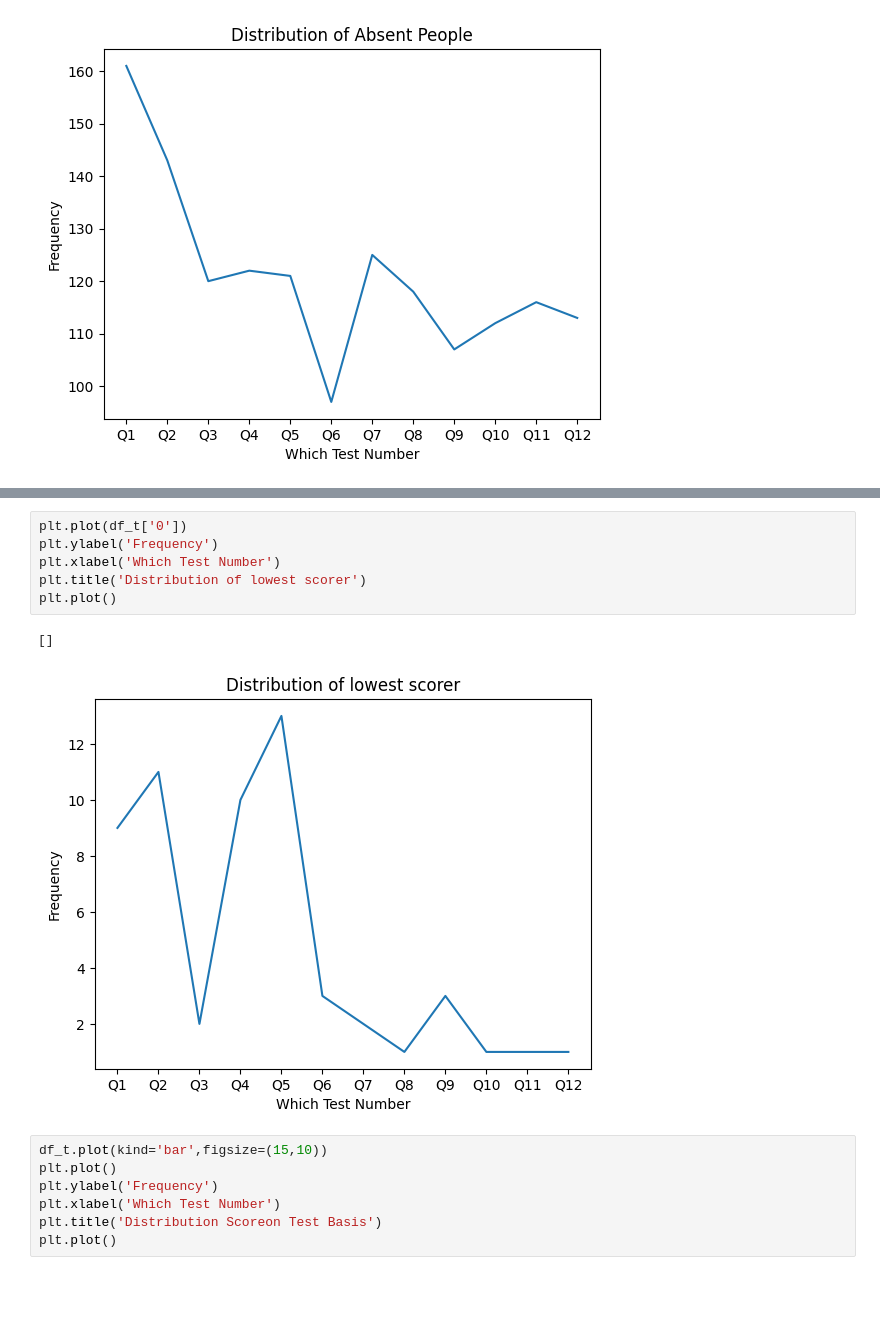
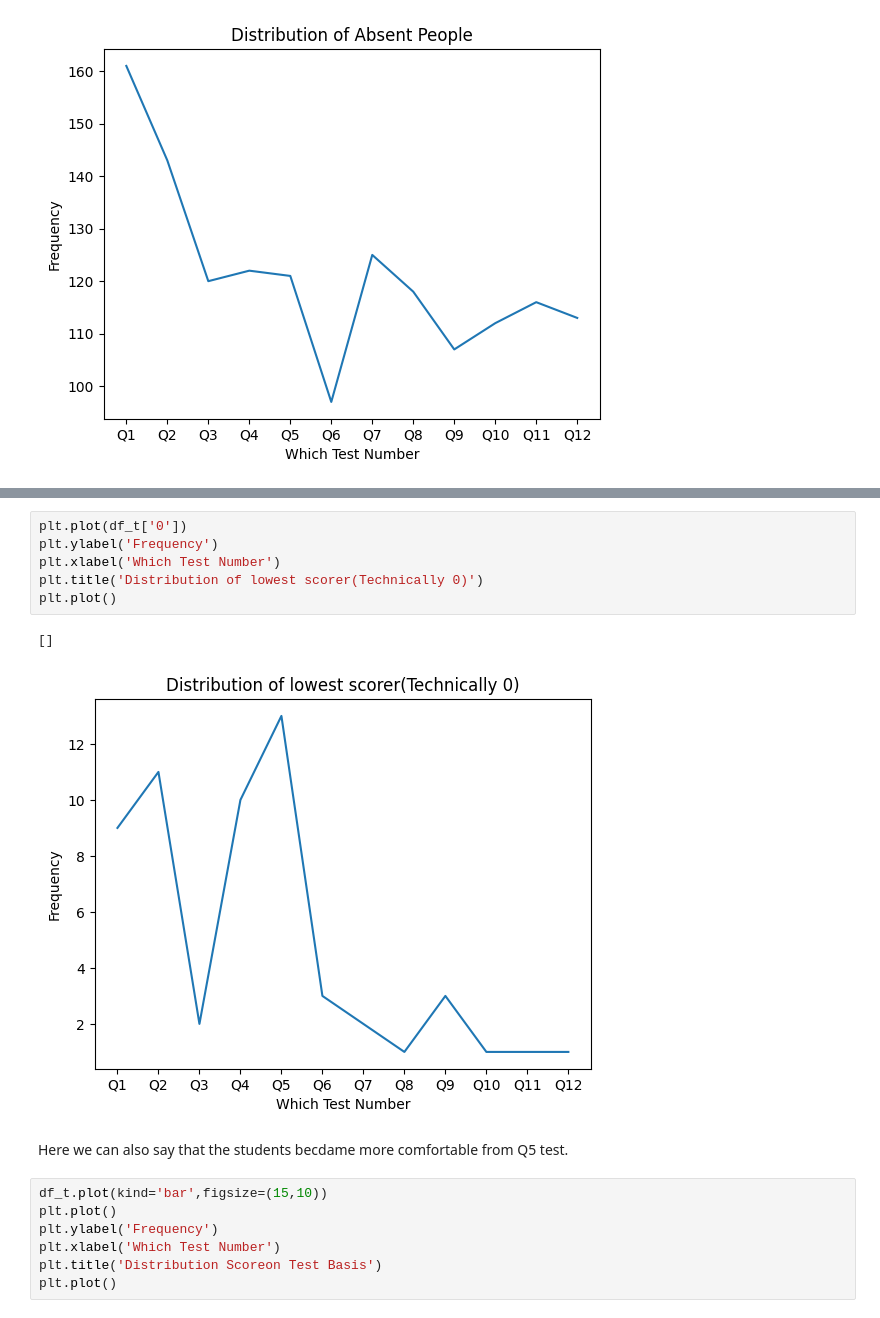
Before and after one commit to Foxtrot123-png/Kraggle, a Jupyter notebook: student-quiz-mark.ipynb, the cells around one changed output, grey strips where cells are left out. Drawn from its saved outputs; the diff is of its cells as text; blank space fills up the shorter version.

```diff
--- a/student-quiz-mark.ipynb
+++ b/student-quiz-mark.ipynb
@@ -189,12 +252,14 @@ plt.plot()
 # %%
 plt.plot(df_t['0'])
 plt.ylabel('Frequency')
 plt.xlabel('Which Test Number')
-plt.title('Distribution of lowest scorer')
+plt.title('Distribution of lowest scorer(Technically 0)')
 plt.plot()
 # %% [output]
 []
-[figure, old version]
+[figure, new version]
+# %% [markdown]
+Here we can also say that the students becdame more comfortable from Q5 test.
 # %%
 df_t.plot(kind='bar',figsize=(15,10))
 plt.plot()
```
Also changed, not shown: parts of 12 cells of this notebook.
